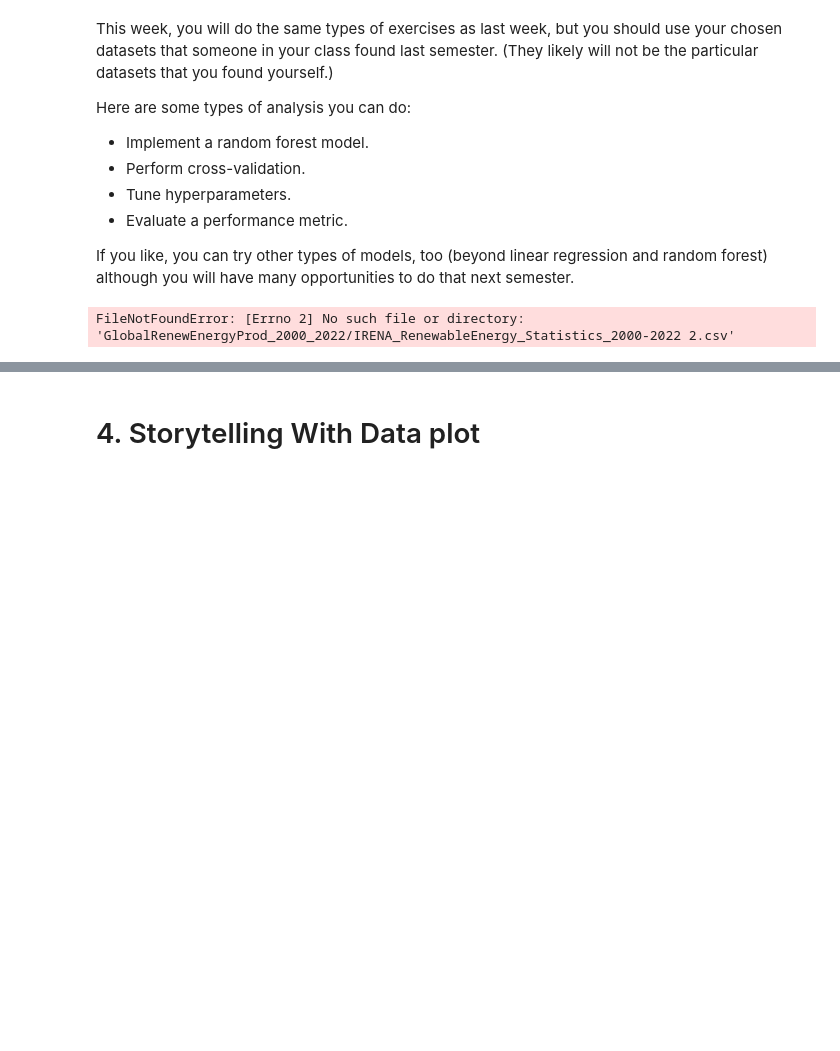
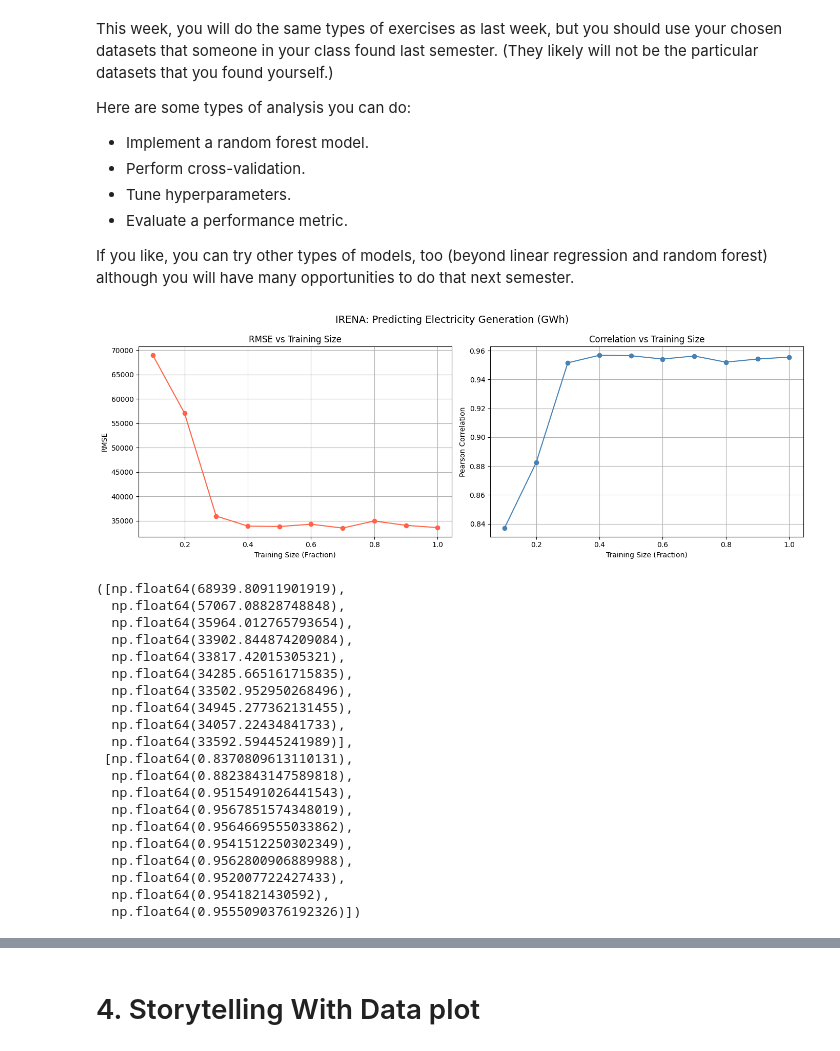
Before and after one commit to ndumay/Nic-Dumay-2025-spring-B2, a Jupyter notebook: ModB2-Week11-DuMay-Nic/ModB2-Week11-DuMay-Nic.ipynb, the cells around one changed output, grey strips where cells are left out. Saved outputs shown, nothing was run; the diff lists cells and outputs as text; code cells hidden in the pictures; blank space fills up the shorter version.

```diff
--- a/ModB2-Week11-DuMay-Nic/ModB2-Week11-DuMay-Nic.ipynb
+++ b/ModB2-Week11-DuMay-Nic/ModB2-Week11-DuMay-Nic.ipynb
@@ -87,14 +87,25 @@ from sklearn.metrics import mean_squared_error
 from scipy.stats import pearsonr
 
 def model_and_plot_from_csv(csv_path, target_column, drop_columns=None, max_depth=None, plot_title=None):
-    df = pd.read_csv(csv_path)
+    # Use fallback encoding for special characters
+    df = pd.read_csv(csv_path, encoding="ISO-8859-1")
+
+    # Drop user-specified non-feature columns
     if drop_columns:
-        df = df.drop(columns=drop_columns)
+        df = df.drop(columns=[col for col in drop_columns if col in df.columns])
+
+    # Drop rows with missing data
     df = df.dropna()
+
+    # Only keep numeric features for modeling
     X = df.drop(columns=[target_column])
+    X = X.select_dtypes(include=[np.number])
     y = df[target_column]
+
+    # Train-test split
     X_train, X_test, y_train, y_test = train_test_split(X, y, test_size=0.3, random_state=42)
 
+    # Track performance vs. training size
     rmse_list = []
     corr_list = []
     train_sizes = np.linspace(0.1, 1.0, 10)
@@ -104,11 +115,13 @@ def model_and_plot_from_csv(csv_path, target_column, drop_columns=None, max_dept
         model = RandomForestRegressor(n_estimators=100, max_depth=max_depth, random_state=42)
         model.fit(X_train[:idx], y_train[:idx])
         preds = model.predict(X_test)
-        rmse = mean_squared_error(y_test, preds, squared=False)
+
+        rmse = np.sqrt(mean_squared_error(y_test, preds))
         corr, _ = pearsonr(y_test, preds)
         rmse_list.append(rmse)
         corr_list.append(corr)
 
+    # Plot results
     fig, ax = plt.subplots(1, 2, figsize=(14, 5))
     ax[0].plot(train_sizes, rmse_list, marker='o', color='tomato')
     ax[0].set_title("RMSE vs Training Size")
@@ -131,13 +144,33 @@ def model_and_plot_from_csv(csv_path, target_column, drop_columns=None, max_dept
     return rmse_list, corr_list
 # %%
 model_and_plot_from_csv(
-    csv_path = "GlobalRenewEnergyProd_2000_2022/IRENA_RenewableEnergy_Statistics_2000-2022 2.csv",
+    csv_path="GlobalRenewEnergyProd_2000_2022/IRENA_RenewableEnergy_Statistics_2000-2022.csv",
     target_column="Electricity Generation (GWh)",
     drop_columns=[
         "Region", "Sub-region", "Country", "ISO3 code", "M49 code",
-        "RE or Non-RE", "Group", "Technology", "Producer Type", "Year"
+        "RE or Non-RE", "Technology", "Producer Type", "Year"
     ],
     plot_title="IRENA: Predicting Electricity Generation (GWh)"
 )
 # %% [output]
+[figure, added]
-FileNotFoundError: [Errno 2] No such file or directory: 'GlobalRenewEnergyProd_2000_2022/IRENA_RenewableEnergy_Statistics_2000-2022 2.csv'
+([np.float64(68939.80911901919),
+  np.float64(57067.08828748848),
+  np.float64(35964.012765793654),
+  np.float64(33902.844874209084),
+  np.float64(33817.42015305321),
+  np.float64(34285.665161715835),
+  np.float64(33502.952950268496),
+  np.float64(34945.277362131455),
+  np.float64(34057.22434841733),
+  np.float64(33592.59445241989)],
+ [np.float64(0.8370809613110131),
+  np.float64(0.8823843147589818),
+  np.float64(0.9515491026441543),
+  np.float64(0.9567851574348019),
+  np.float64(0.9564669555033862),
+  np.float64(0.9541512250302349),
+  np.float64(0.9562800906889988),
+  np.float64(0.952007722427433),
+  np.float64(0.9541821430592),
+  np.float64(0.9555090376192326)])
```
Also changed, not shown: parts of 1 cell of this notebook.
